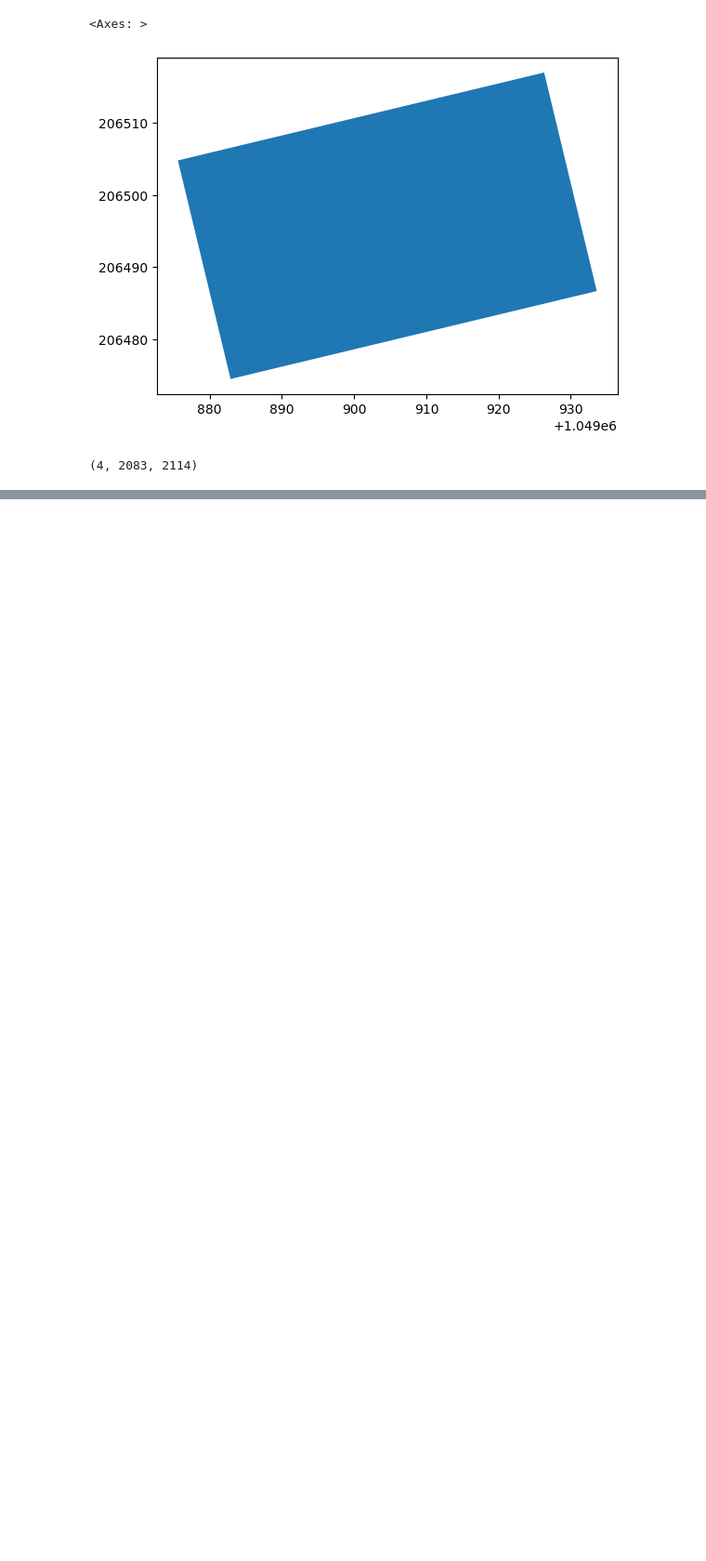
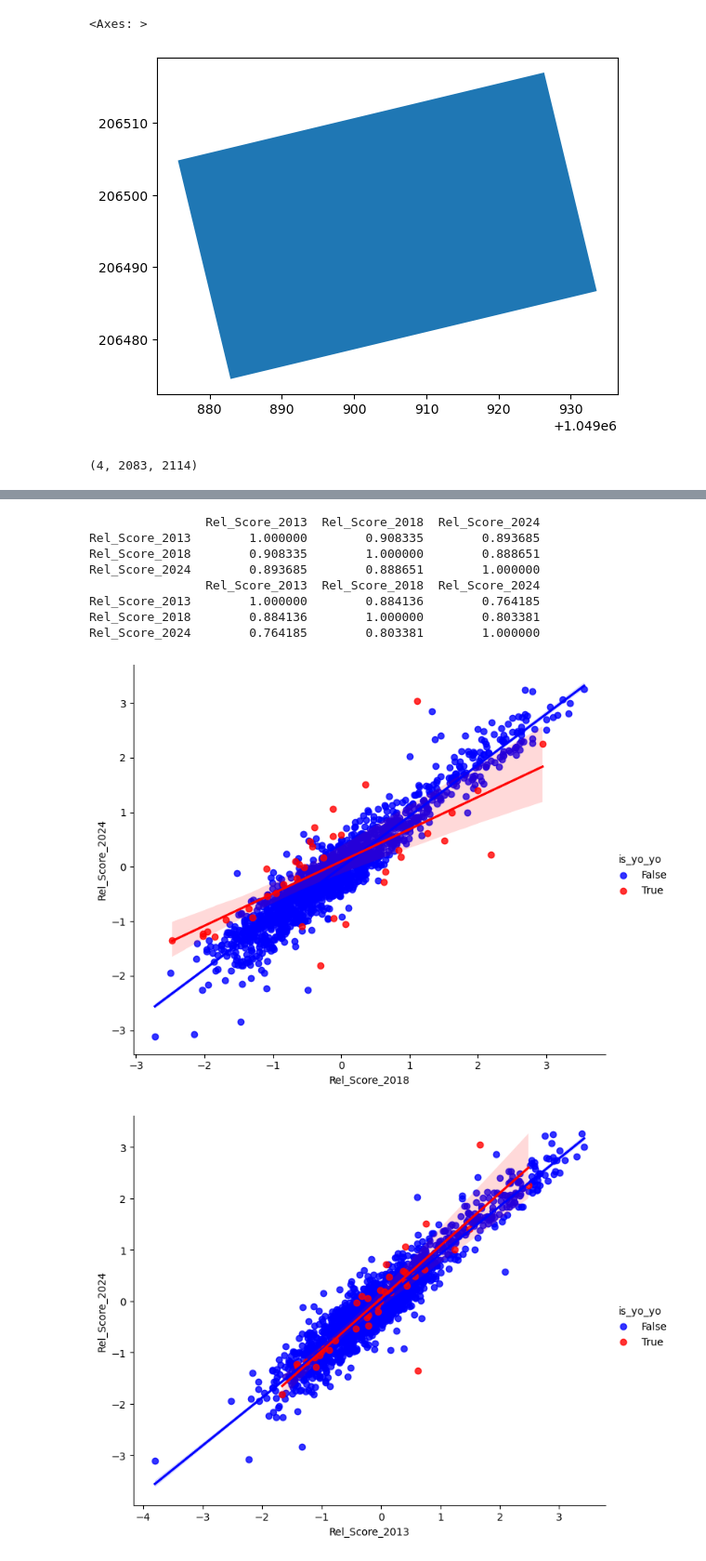
Before and after one commit to Queeno11/ny_state_aerial_imagery_prototype, a Jupyter notebook: notebooks/test.ipynb, the cells around one changed output, grey strips where cells are left out. Shown at 93% size. Drawn from its saved outputs; the diff is of its cells as text; code cells hidden in the pictures; blank space fills up the shorter version.

```diff
--- a/notebooks/test.ipynb
+++ b/notebooks/test.ipynb
@@ -1114,0 +1169,23 @@ KeyError: "['GEOID', 'B19301_001E', 'B19301_001M'] not in index"
+# %%
+import seaborn as sns
+sns.lmplot(data=final_gdf[final_gdf['Valid_Structural_Change'] == False], x='Rel_Score_2018', y='Rel_Score_2024', hue='is_yo_yo', palette={True: 'red', False: 'blue'}, height=6, aspect=1.2)
+
+sns.lmplot(data=final_gdf[final_gdf['Valid_Structural_Change'] == False], x='Rel_Score_2013', y='Rel_Score_2024', hue='is_yo_yo', palette={True: 'red', False: 'blue'}, height=6, aspect=1.2)
+
+r2 = final_gdf[final_gdf['Valid_Structural_Change'] == False][['Rel_Score_2013','Rel_Score_2018','Rel_Score_2024']].corr() **2
+print(r2)
+r2 = final_gdf[['Rel_Score_2013','Rel_Score_2018','Rel_Score_2024']].corr() **2
+print(r2)
+
+# final_gdf[final_gdf['Valid_Structural_Change'] == False][['Rel_Score_2013','Rel_Score_2024']]
+# %% [output]
+                Rel_Score_2013  Rel_Score_2018  Rel_Score_2024
+Rel_Score_2013        1.000000        0.908335        0.893685
+Rel_Score_2018        0.908335        1.000000        0.888651
+Rel_Score_2024        0.893685        0.888651        1.000000
+                Rel_Score_2013  Rel_Score_2018  Rel_Score_2024
+Rel_Score_2013        1.000000        0.884136        0.764185
+Rel_Score_2018        0.884136        1.000000        0.803381
+Rel_Score_2024        0.764185        0.803381        1.000000
+[figure, added]
+[figure, added]
```
Also changed, not shown: parts of 8 cells of this notebook, 1 other file.
